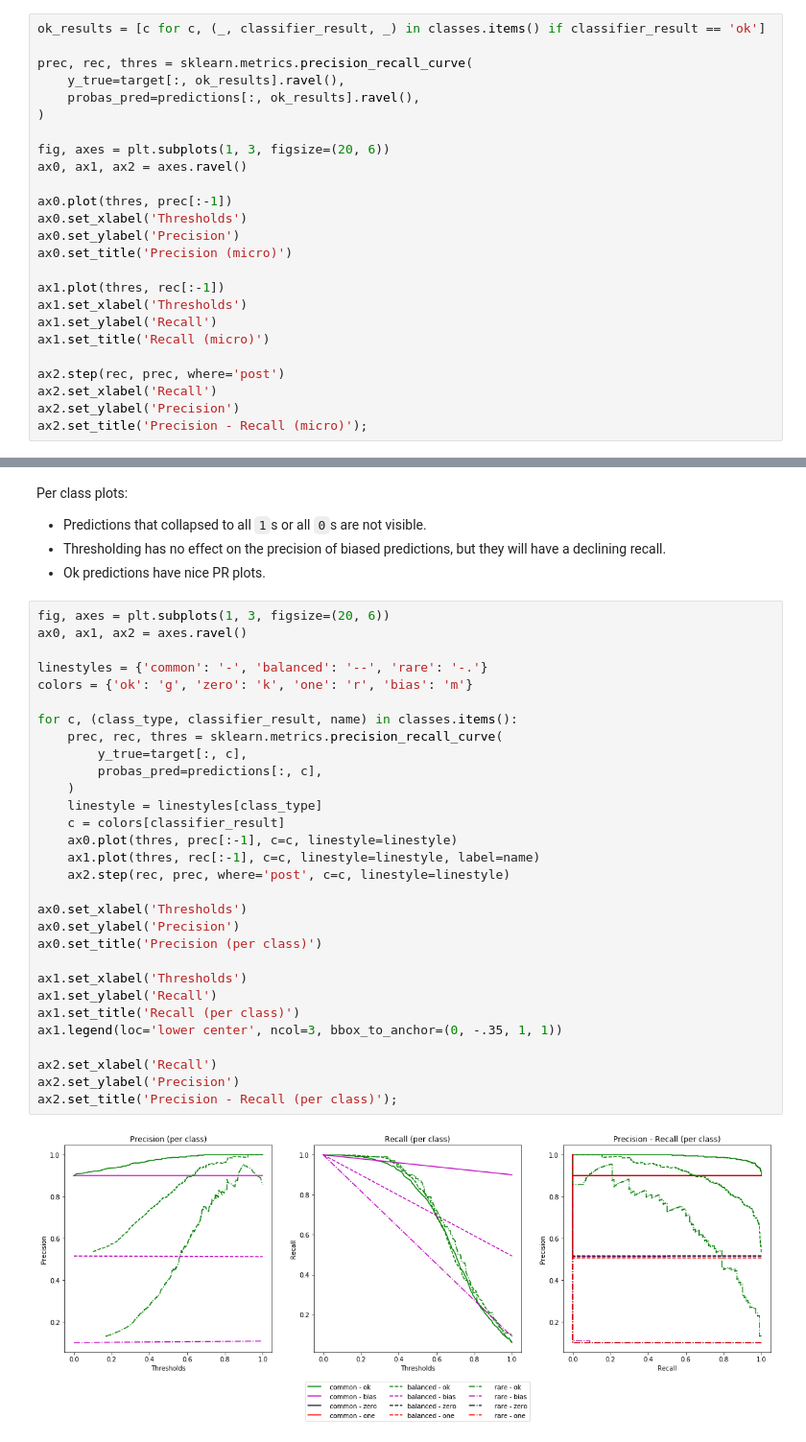
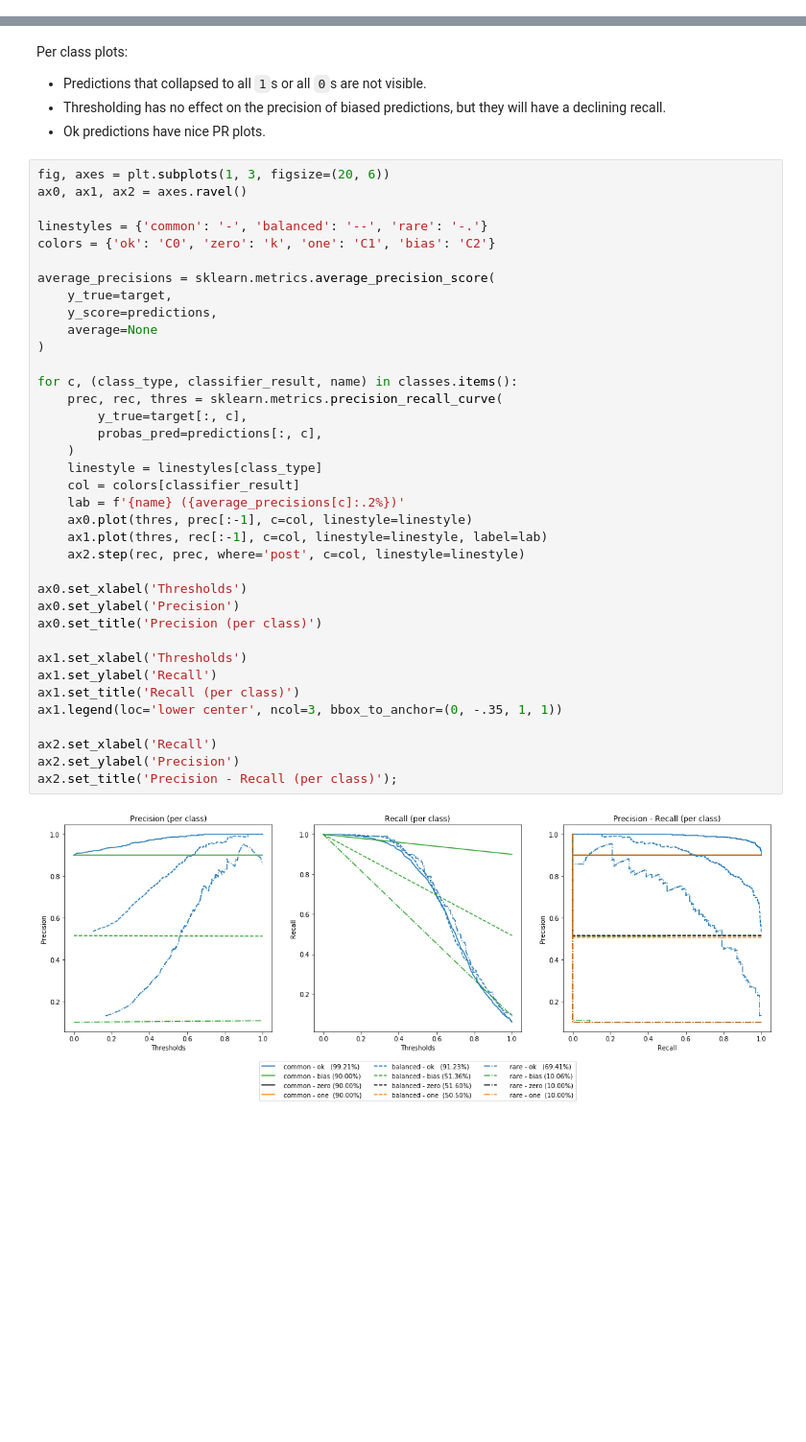
Before and after one commit to baldassarreFe/ws-vrd, a Jupyter notebook: notebooks/MultiClass-MultiLabel-Precision-Recall.ipynb, the cells around one changed output, grey strips where cells are left out. Shown: that part at 96% size. Drawn from its saved outputs; the diff is of its cells as text; blank space fills up the shorter version.

Commit message:
Mean Average Precision in notebooks and training metrics

```diff
--- a/notebooks/MultiClass-MultiLabel-Precision-Recall.ipynb
+++ b/notebooks/MultiClass-MultiLabel-Precision-Recall.ipynb
@@ -468,25 +552,0 @@ Precision-Recall curves using _micro_ averaging for _ok_ results, i.e. all predi
-# %%
-ok_results = [c for c, (_, classifier_result, _) in classes.items() if classifier_result == 'ok']
-
-prec, rec, thres = sklearn.metrics.precision_recall_curve(
-    y_true=target[:, ok_results].ravel(),
-    probas_pred=predictions[:, ok_results].ravel(),
-)
-
-fig, axes = plt.subplots(1, 3, figsize=(20, 6))
-ax0, ax1, ax2 = axes.ravel()
-
-ax0.plot(thres, prec[:-1])
-ax0.set_xlabel('Thresholds')
-ax0.set_ylabel('Precision')
-ax0.set_title('Precision (micro)')
-
-ax1.plot(thres, rec[:-1])
-ax1.set_xlabel('Thresholds')
-ax1.set_ylabel('Recall')
-ax1.set_title('Recall (micro)')
-
-ax2.step(rec, prec, where='post')
-ax2.set_xlabel('Recall')
-ax2.set_ylabel('Precision')
-ax2.set_title('Precision - Recall (micro)');
@@ -500,32 +558,39 @@ Per class plots:
 # %%
 fig, axes = plt.subplots(1, 3, figsize=(20, 6))
 ax0, ax1, ax2 = axes.ravel()
 
 linestyles = {'common': '-', 'balanced': '--', 'rare': '-.'}
-colors = {'ok': 'g', 'zero': 'k', 'one': 'r', 'bias': 'm'}
+colors = {'ok': 'C0', 'zero': 'k', 'one': 'C1', 'bias': 'C2'}
+
+average_precisions = sklearn.metrics.average_precision_score(
+    y_true=target,
+    y_score=predictions,
+    average=None
+)
 
 for c, (class_type, classifier_result, name) in classes.items():
     prec, rec, thres = sklearn.metrics.precision_recall_curve(
         y_true=target[:, c],
         probas_pred=predictions[:, c],
     )
     linestyle = linestyles[class_type]
-    c = colors[classifier_result]
-    ax0.plot(thres, prec[:-1], c=c, linestyle=linestyle)
-    ax1.plot(thres, rec[:-1], c=c, linestyle=linestyle, label=name)
-    ax2.step(rec, prec, where='post', c=c, linestyle=linestyle)
+    col = colors[classifier_result]
+    lab = f'{name} ({average_precisions[c]:.2%})'
+    ax0.plot(thres, prec[:-1], c=col, linestyle=linestyle)
+    ax1.plot(thres, rec[:-1], c=col, linestyle=linestyle, label=lab)
+    ax2.step(rec, prec, where='post', c=col, linestyle=linestyle)
 
 ax0.set_xlabel('Thresholds')
 ax0.set_ylabel('Precision')
 ax0.set_title('Precision (per class)')
 
 ax1.set_xlabel('Thresholds')
 ax1.set_ylabel('Recall')
 ax1.set_title('Recall (per class)')
 ax1.legend(loc='lower center', ncol=3, bbox_to_anchor=(0, -.35, 1, 1))
 
 ax2.set_xlabel('Recall')
 ax2.set_ylabel('Precision')
 ax2.set_title('Precision - Recall (per class)');
 # %% [output]
-[figure, old version]
+[figure, new version]
```
Also changed, not shown: parts of 22 cells of this notebook, 3 other files.
